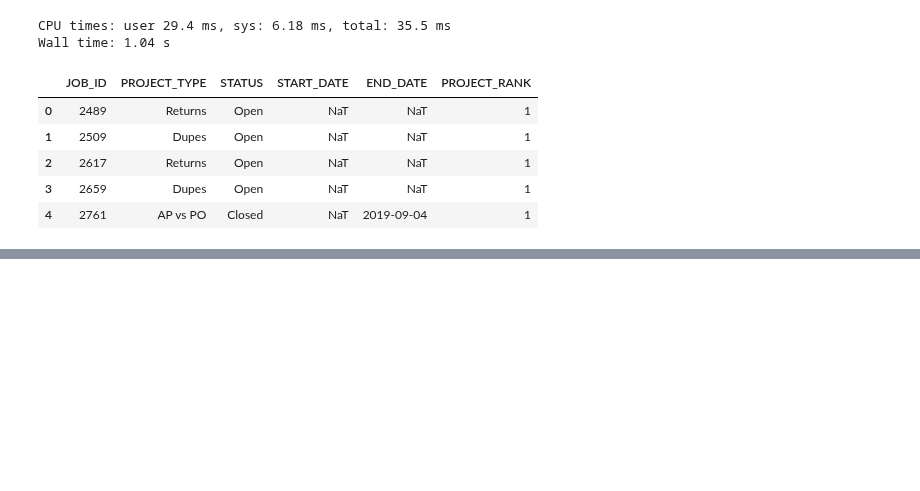
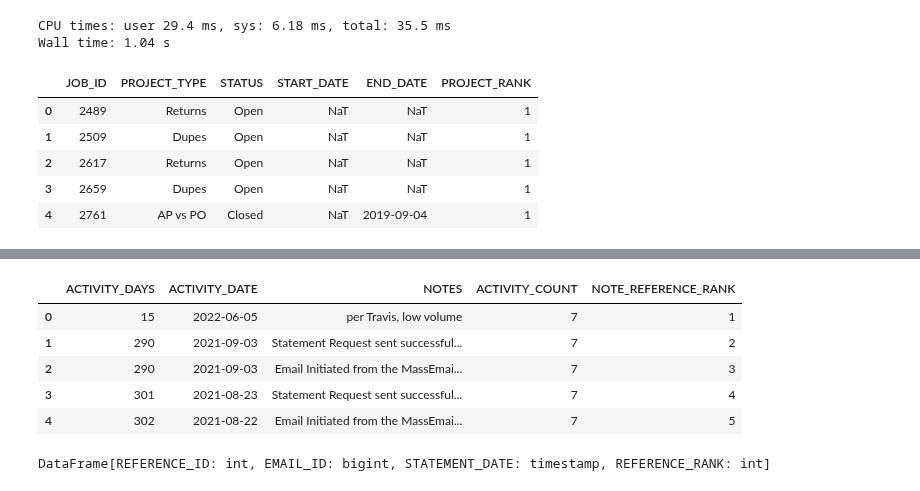
Before and after one commit to cpassorelli/call-reports, a Jupyter notebook: ipython/requests-data-warehouse-integration-silver.ipynb, the cells around one changed output, grey strips where cells are left out. Cells and saved outputs as stored; diff of their text form; code cells hidden in the pictures; blank space fills up the shorter version.

Commit message:
activities

```diff
--- a/ipython/requests-data-warehouse-integration-silver.ipynb
+++ b/ipython/requests-data-warehouse-integration-silver.ipynb
@@ -434,2 +551,37 @@ Wall time: 1.04 s
+# %%
+query = """
+SELECT
+    datediff(current_date(), activities.ACTIVITY_DATE) as ACTIVITY_DAYS,
+    cast(activities.ACTIVITY_DATE as date) as ACTIVITY_DATE,
+    activities.NOTES,
+    count(ACTIVITY_ID) OVER (
+        PARTITION BY
+            REFERENCE_ID
+    ) as ACTIVITY_COUNT,
+    NOTE_REFERENCE_RANK
+FROM
+    activities
+WHERE
+    NOTE_REFERENCE_RANK IS NOT NULL
+"""
+
+
+(
+    spark
+    .sql(query)
+    .limit(5)
+    .toPandas()
+)
+# %% [output]
+|  | ACTIVITY_DAYS | ACTIVITY_DATE | NOTES | ACTIVITY_COUNT | NOTE_REFERENCE_RANK |
+| 0 | 15 | 2022-06-05 | per Travis, low volume | 7 | 1 |
+| 1 | 290 | 2021-09-03 | Statement Request sent successful... | 7 | 2 |
+| 2 | 290 | 2021-09-03 | Email Initiated from the MassEmai... | 7 | 3 |
+| 3 | 301 | 2021-08-23 | Statement Request sent successful... | 7 | 4 |
+| 4 | 302 | 2021-08-22 | Email Initiated from the MassEmai... | 7 | 5 |
+# %%
+spark.read.table('statements')
+# %% [output]
+DataFrame[REFERENCE_ID: int, EMAIL_ID: bigint, STATEMENT_DATE: timestamp, REFERENCE_RANK: int]
 # %%
 spark.stop()
```
Also changed, not shown: parts of 10 cells of this notebook, 2 other files.
